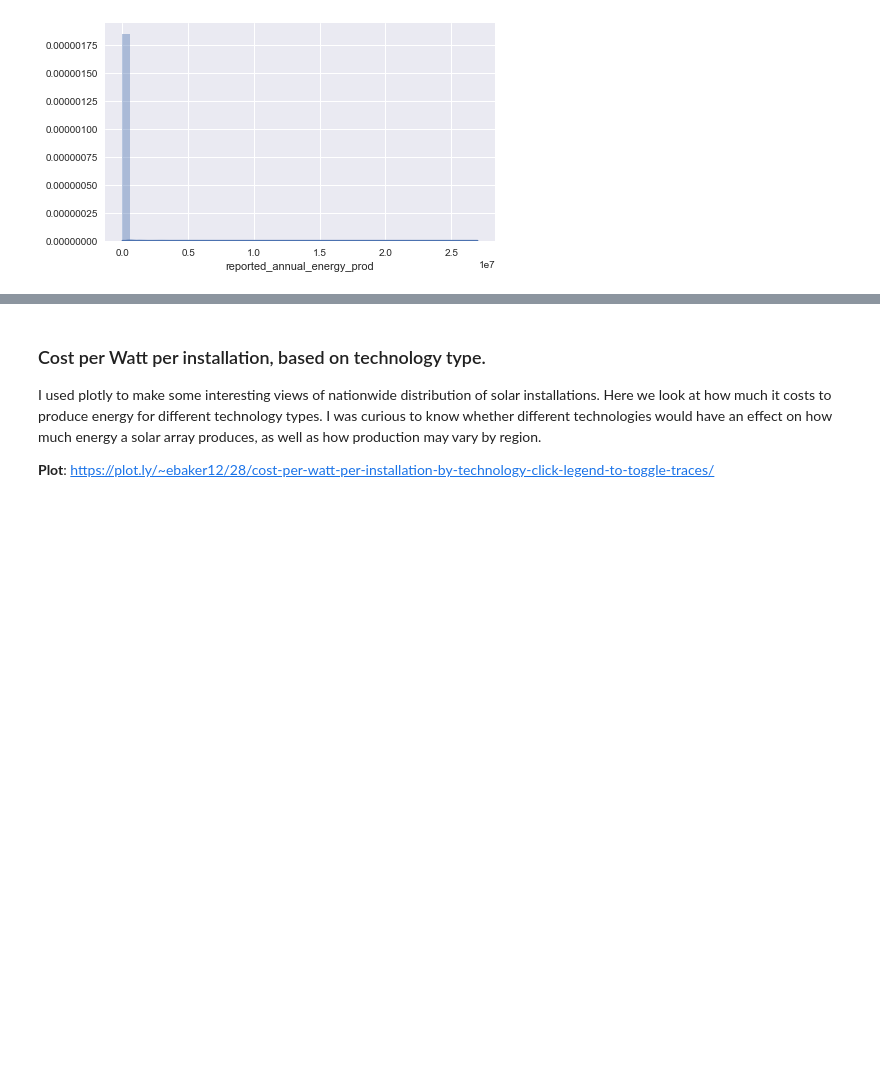
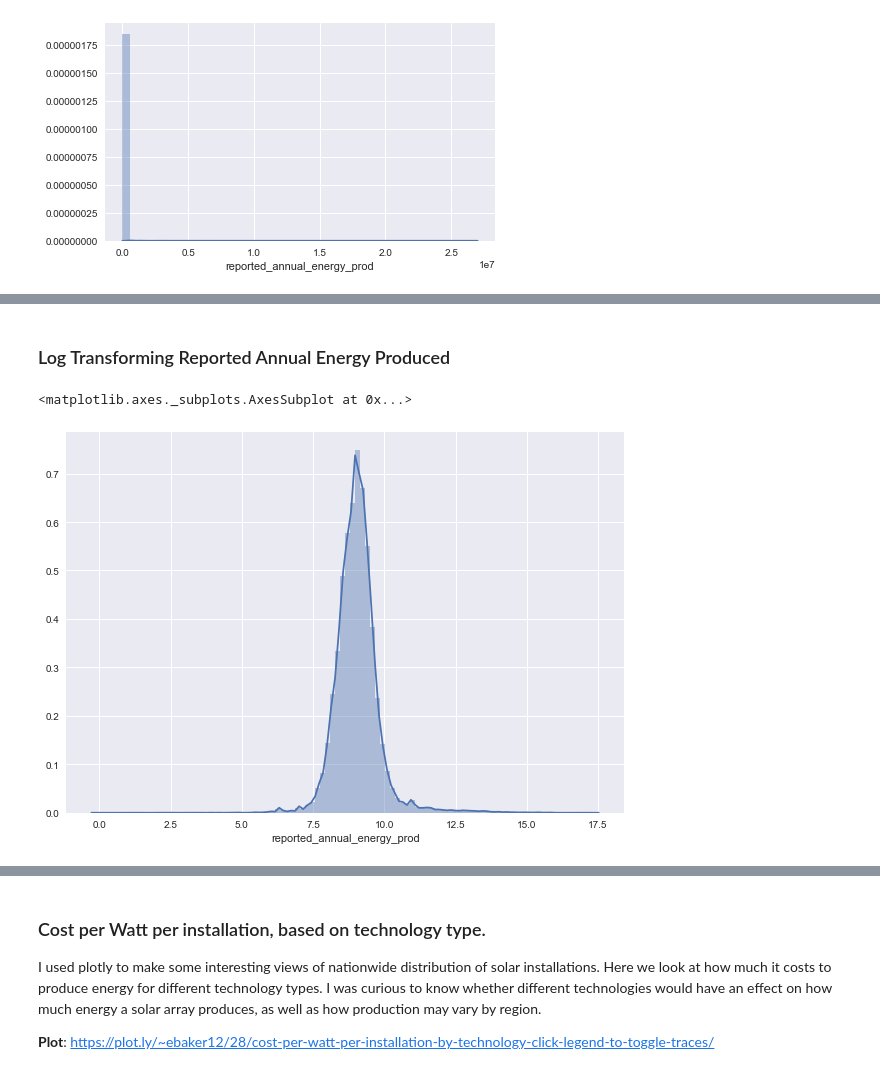
Before and after one commit to iamlostcoast/solar-calculator-models, a Jupyter notebook: solar_project_technical_report_and_summary.ipynb, the cells around one changed output, grey strips where cells are left out. Cells and saved outputs as stored; diff of their text form; code cells hidden in the pictures; blank space fills up the shorter version.

```diff
--- a/solar_project_technical_report_and_summary.ipynb
+++ b/solar_project_technical_report_and_summary.ipynb
@@ -292,0 +296,12 @@ sns.distplot(df[mask].reported_annual_energy_prod)
+# %% [markdown]
+### Log Transforming Reported Annual Energy Produced
+# %%
+# Taking the log transform of reported annual energy output gives us a really nicely normally distributed target
+# Would be nice to use this as the target for modeling or use a poisson regression.
+
+plt.figure(figsize=((10,7)))
+log_output = np.log(df['reported_annual_energy_prod'])
+sns.distplot(log_output, bins=100)
+# %% [output]
+<matplotlib.axes._subplots.AxesSubplot at 0x...>
+[figure, added]
```
Also changed, not shown: parts of 53 cells of this notebook, 1 other file.
